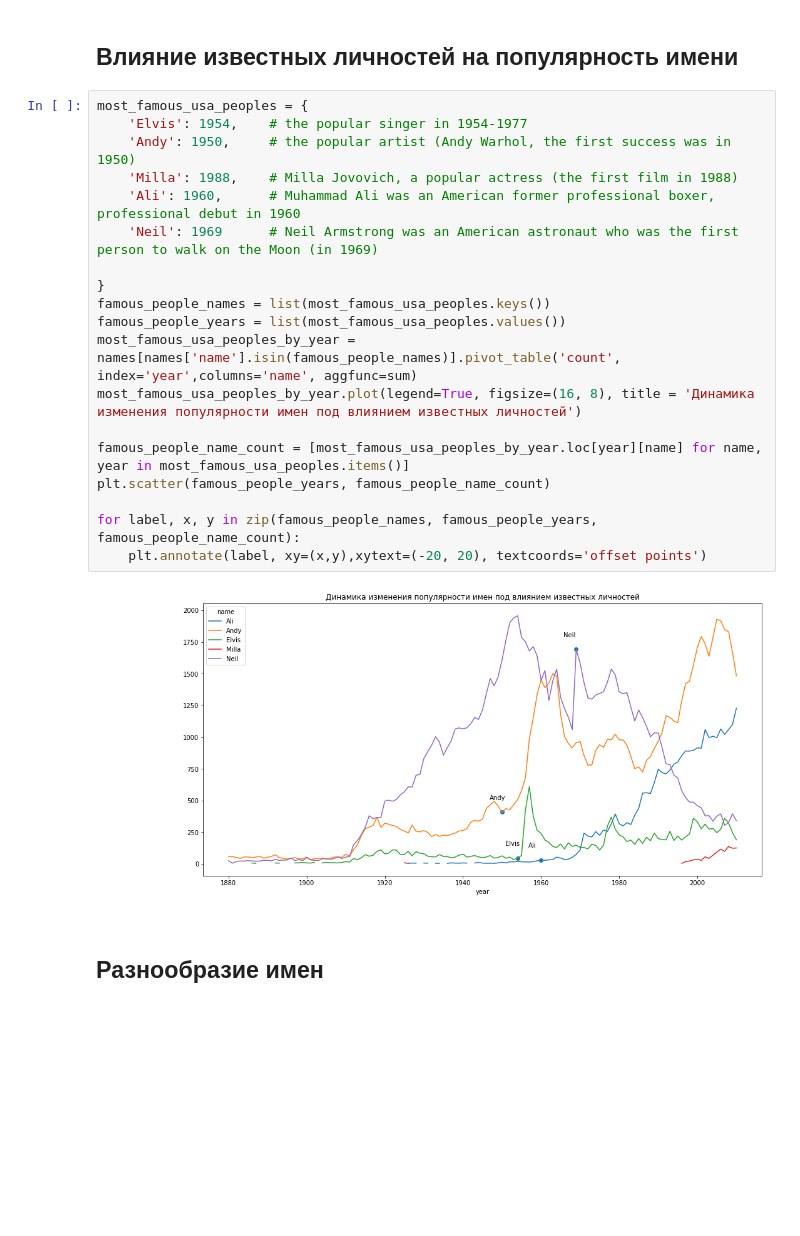
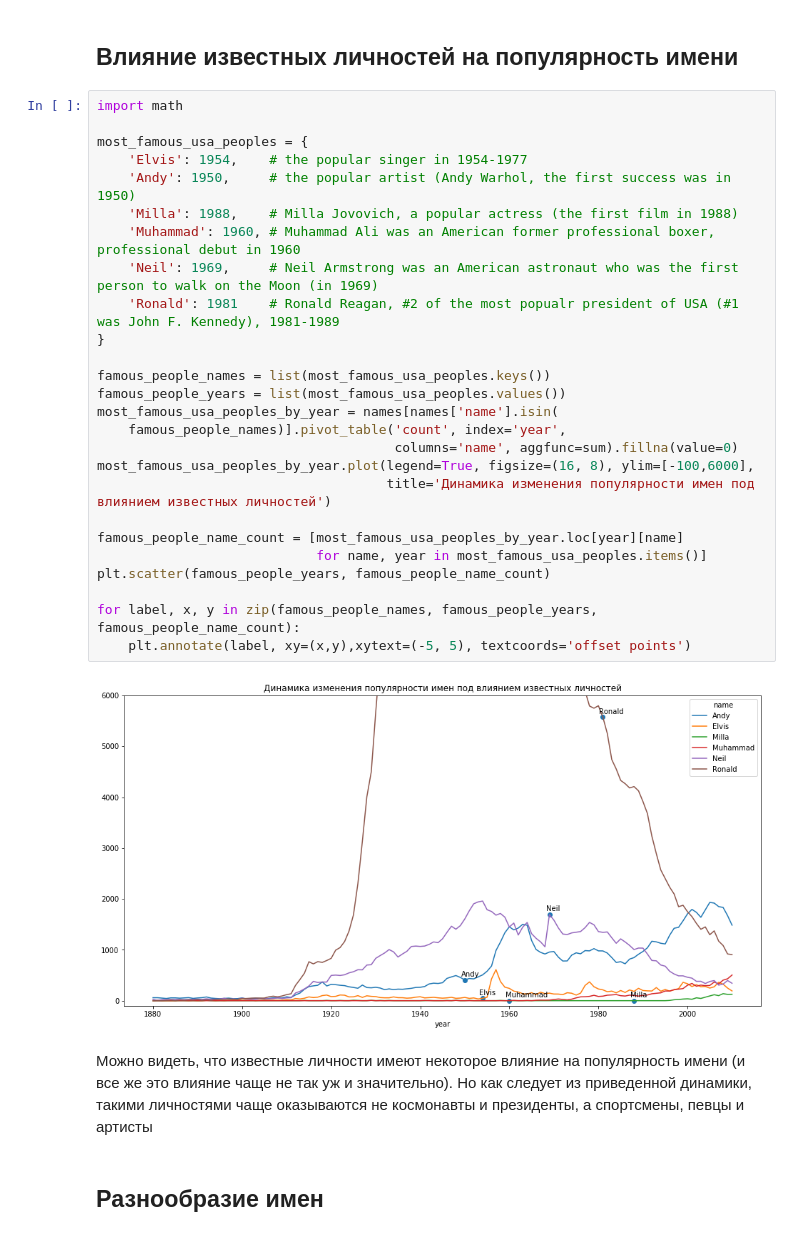
Before and after one commit to mynog/otus-big-data-name-analyze, a Jupyter notebook: name-analyze.ipynb, the cells around one changed output. Drawn from its saved outputs; the diff is of its cells as text; blank space fills up the shorter version.

```diff
--- a/name-analyze.ipynb
+++ b/name-analyze.ipynb
@@ -133,26 +138,35 @@ last_letters_table.plot.bar(figsize=(16, 8), legend=True, title='Распред
 # %% [markdown]
 ## Влияние известных личностей на популярность имени
 # %%
+import math
+
 most_famous_usa_peoples = {
     'Elvis': 1954,    # the popular singer in 1954-1977
     'Andy': 1950,     # the popular artist (Andy Warhol, the first success was in 1950)
     'Milla': 1988,    # Milla Jovovich, a popular actress (the first film in 1988)
-    'Ali': 1960,      # Muhammad Ali was an American former professional boxer, professional debut in 1960
-    'Neil': 1969      # Neil Armstrong was an American astronaut who was the first person to walk on the Moon (in 1969)
+    'Muhammad': 1960, # Muhammad Ali was an American former professional boxer, professional debut in 1960
+    'Neil': 1969,     # Neil Armstrong was an American astronaut who was the first person to walk on the Moon (in 1969)
+    'Ronald': 1981    # Ronald Reagan, #2 of the most popualr president of USA (#1 was John F. Kennedy), 1981-1989
+}
 
-}
 famous_people_names = list(most_famous_usa_peoples.keys())
 famous_people_years = list(most_famous_usa_peoples.values())
-most_famous_usa_peoples_by_year = names[names['name'].isin(famous_people_names)].pivot_table('count', index='year',columns='name', aggfunc=sum)
-most_famous_usa_peoples_by_year.plot(legend=True, figsize=(16, 8), title = 'Динамика изменения популярности имен под влиянием известных личностей')
+most_famous_usa_peoples_by_year = names[names['name'].isin(
+    famous_people_names)].pivot_table('count', index='year',
+                                      columns='name', aggfunc=sum).fillna(value=0)
+most_famous_usa_peoples_by_year.plot(legend=True, figsize=(16, 8), ylim=[-100,6000],
+                                     title='Динамика изменения популярности имен под влиянием известных личностей')
 
-famous_people_name_count = [most_famous_usa_peoples_by_year.loc[year][name] for name, year in most_famous_usa_peoples.items()]
+famous_people_name_count = [most_famous_usa_peoples_by_year.loc[year][name]
+                            for name, year in most_famous_usa_peoples.items()]
 plt.scatter(famous_people_years, famous_people_name_count)
 
 for label, x, y in zip(famous_people_names, famous_people_years, famous_people_name_count):
-    plt.annotate(label, xy=(x,y),xytext=(-20, 20), textcoords='offset points')
+    plt.annotate(label, xy=(x,y),xytext=(-5, 5), textcoords='offset points')
 # %% [output]
-[figure, old version]
+[figure, new version]
+# %% [markdown]
+Можно видеть, что известные личности имеют некоторое влияние на популярность имени (и все же это влияние чаще не так уж и значительно). Но как следует из приведенной динамики, такими личностями чаще оказываются не космонавты и президенты, а спортсмены, певцы и артисты
 # %% [markdown]
 ## Разнообразие имен
 # %%
```
Also changed, not shown: parts of 7 cells of this notebook.
